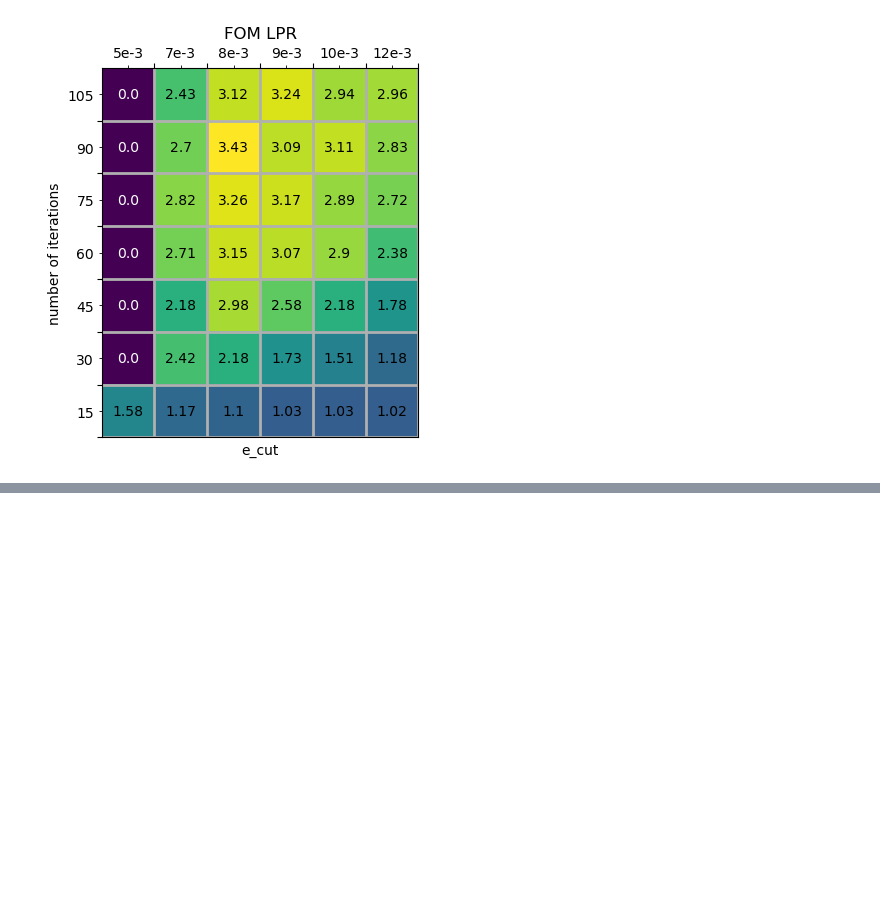
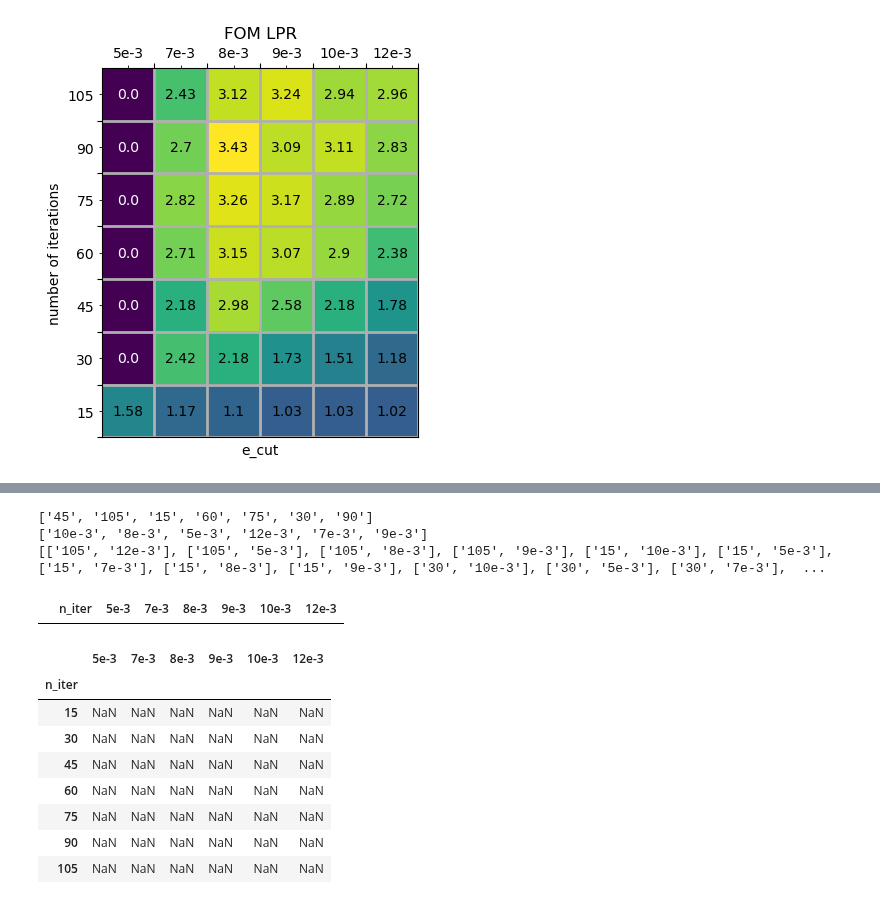
Before and after one commit to jwaiton/next_misc, a Jupyter notebook: miscellaneous/plot_FOM_2d.ipynb, the cells around one changed output, grey strips where cells are left out. Saved outputs shown, nothing was run; the diff lists cells and outputs as text; code cells hidden in the pictures; blank space fills up the shorter version.

Commit message:
backbone for scraping data and producing output FOM plots

```diff
--- a/miscellaneous/plot_FOM_2d.ipynb
+++ b/miscellaneous/plot_FOM_2d.ipynb
@@ -194,3 +195,12 @@ plot_2Dhist(array, x_label, y_label, title = 'FOM LPR', xlabel_title = 'number o
 plot_2Dhist(np.flip(array.T, axis = 0), y_label, x_label_inv, title = 'FOM LPR', xlabel_title = 'e_cut', ylabel_title = 'number of iterations')
 # %% [output]
 [figure]
+# %%
+#test = pd.read_hdf('../../../../Downloads/tmp_out/testing_arena/testing_full_output_again.h5',
+                    #)
+#hold = pd.HDFStore('../../../../Downloads/tmp_out/testing_arena/testing_full_output_again.h5')
+filename = '../../../../Downloads/tmp_out/testing_arena/fiducial.h5'
+hold = pd.HDFStore(filename)
+store = hold.keys()
+hold.close()
+display(store)
@@ -196,0 +225,49 @@ plot_2Dhist(np.flip(array.T, axis = 0), y_label, x_label_inv, title = 'FOM LPR',
+# %%
+# create pandas dataframe that assigns everything FOM-wise based on this
+
+# collect unique n_iter and e_cut values
+
+# sanitise
+remove = [x.replace("/", "") for x in store]
+split = [(x.split("_")) for x in remove]
+
+# collect all unique first elements (n_iter)
+unique_0s = list(set([x[0] for i, x in enumerate(split)]))
+print(unique_0s)
+unique_1s = list(set([x[1] for i, x in enumerate(split)]))
+print(unique_1s)
+print(split)
+# organise and add leading zero to column (1s)
+unique_0s_ = sorted(unique_0s, key=float)
+unique_1s_ = sorted(unique_1s, key=float)
+unique_1s_ = ["n_iter"] + unique_1s_
+
+# create pandas dataframe with these as the axis
+df = pd.DataFrame(columns = unique_1s_)
+# %% [output]
+['45', '105', '15', '60', '75', '30', '90']
+['10e-3', '8e-3', '5e-3', '12e-3', '7e-3', '9e-3']
+[['105', '12e-3'], ['105', '5e-3'], ['105', '8e-3'], ['105', '9e-3'], ['15', '10e-3'], ['15', '5e-3'], ['15', '7e-3'], ['15', '8e-3'], ['15', '9e-3'], ['30', '10e-3'], ['30', '5e-3'], ['30', '7e-3'],  ...
+# %%
+display(df)
+# %% [output]
+|  | n_iter | 5e-3 | 7e-3 | 8e-3 | 9e-3 | 10e-3 | 12e-3 |
+# %%
+# start adding rows babee
+for i in range(len(unique_0s_)):
+    df.loc[i] = [unique_0s_[i]] + list(np.full(shape=len(unique_1s), fill_value=np.nan))
+
+# set it as the index as well
+df.set_index('n_iter', inplace=True)
+# %%
+display(df)
+# %% [output]
+|  | 5e-3 | 7e-3 | 8e-3 | 9e-3 | 10e-3 | 12e-3 |
+| n_iter |  |  |  |  |  |  |
+| 15 | NaN | NaN | NaN | NaN | NaN | NaN |
+| 30 | NaN | NaN | NaN | NaN | NaN | NaN |
+| 45 | NaN | NaN | NaN | NaN | NaN | NaN |
+| 60 | NaN | NaN | NaN | NaN | NaN | NaN |
+| 75 | NaN | NaN | NaN | NaN | NaN | NaN |
+| 90 | NaN | NaN | NaN | NaN | NaN | NaN |
+| 105 | NaN | NaN | NaN | NaN | NaN | NaN |
```
Also changed, not shown: parts of 4 cells of this notebook.
